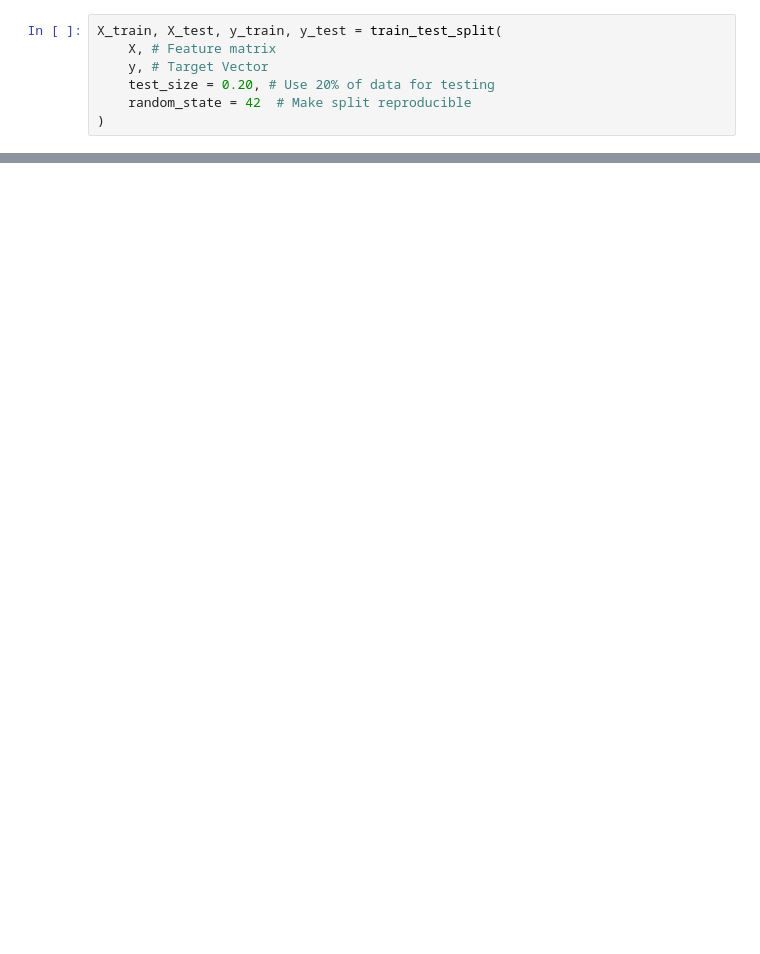
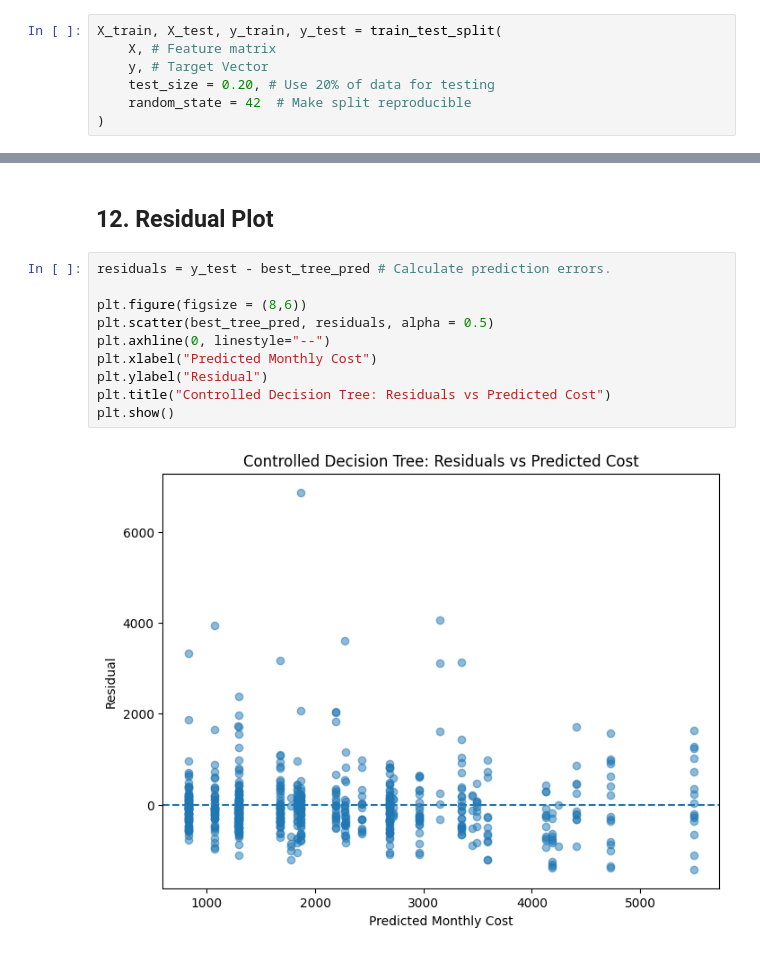
Before and after one commit to doyounghi/Healthcare-data-analysis, a Jupyter notebook: 01_mock_member_health_analysis/notebooks/10_tree_based_regression.ipynb, the cells around one changed output, grey strips where cells are left out. Cells and saved outputs as stored; diff of their text form; blank space fills up the shorter version.

```diff
--- a/01_mock_member_health_analysis/notebooks/10_tree_based_regression.ipynb
+++ b/01_mock_member_health_analysis/notebooks/10_tree_based_regression.ipynb
@@ -131,0 +221,14 @@ controlled_tree_model.fit(X_train, y_train) # Train controlled tree
+# %% [markdown]
+## 12. Residual Plot
+# %%
+residuals = y_test - best_tree_pred # Calculate prediction errors.
+
+plt.figure(figsize = (8,6))
+plt.scatter(best_tree_pred, residuals, alpha = 0.5)
+plt.axhline(0, linestyle="--")
+plt.xlabel("Predicted Monthly Cost")
+plt.ylabel("Residual")
+plt.title("Controlled Decision Tree: Residuals vs Predicted Cost")
+plt.show()
+# %% [output]
+[figure, added]
```
Also changed, not shown: parts of 27 cells of this notebook, 1 other file.
